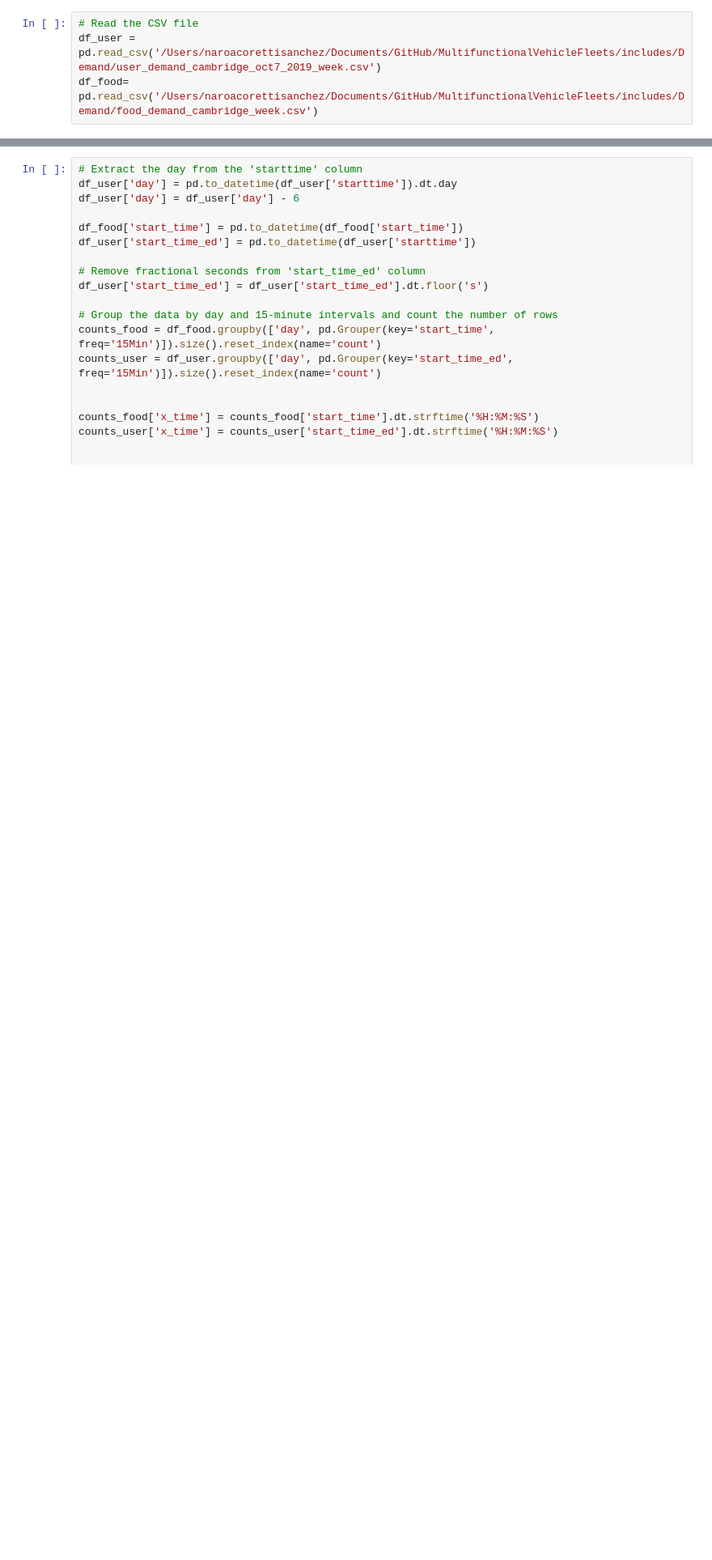
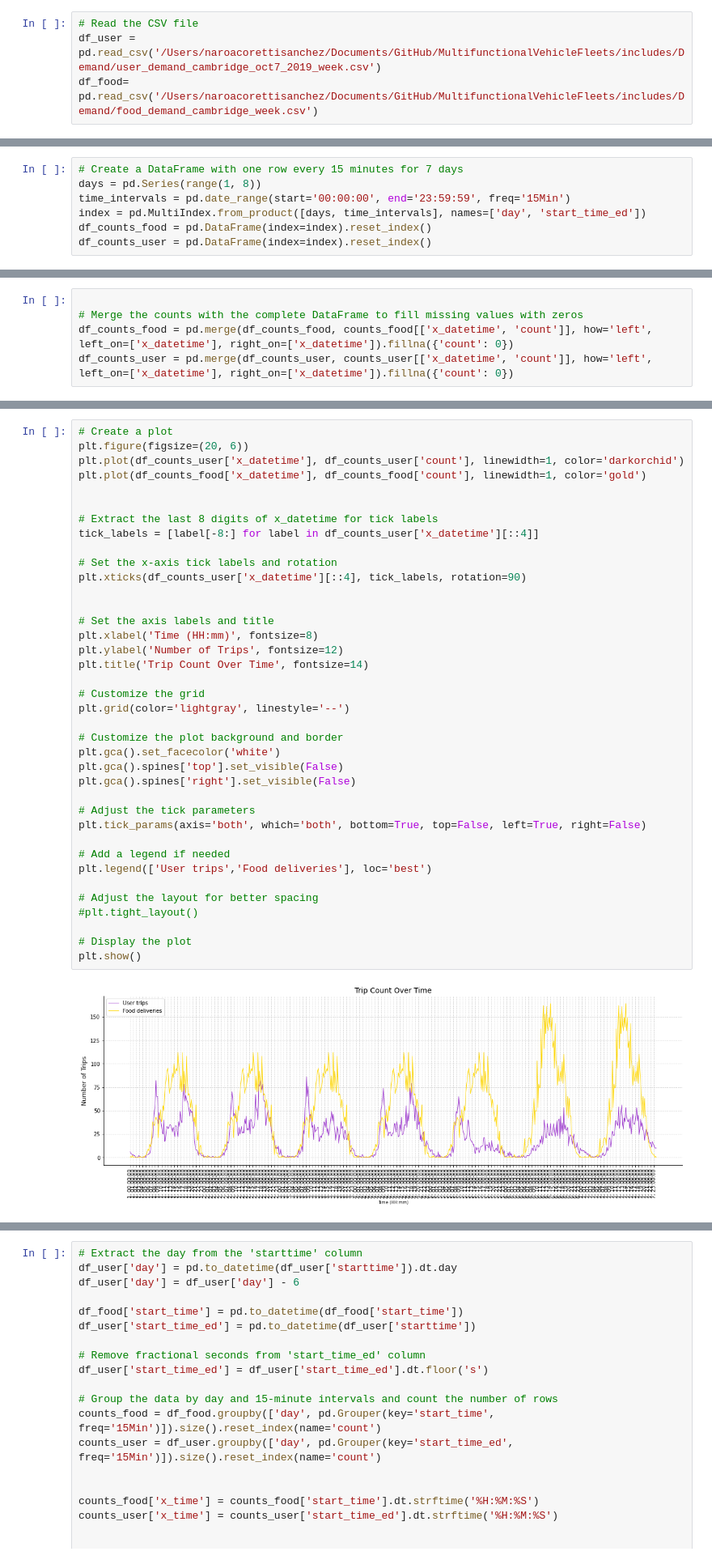
Before and after one commit to CityScope/MobilityTable_SanSebastian, a Jupyter notebook: preprocessing/DemandPlotting.ipynb, the cells around one changed output, grey strips where cells are left out. Shown at 81% size. Drawn from its saved outputs; the diff is of its cells as text; blank space fills up the shorter version.

Commit message:
final demand plot

```diff
--- a/preprocessing/DemandPlotting.ipynb
+++ b/preprocessing/DemandPlotting.ipynb
@@ -43,0 +39,7 @@ ValueError: You are trying to merge on datetime64[ns] and int64 columns. If you
+# %%
+# Create a DataFrame with one row every 15 minutes for 7 days
+days = pd.Series(range(1, 8))
+time_intervals = pd.date_range(start='00:00:00', end='23:59:59', freq='15Min')
+index = pd.MultiIndex.from_product([days, time_intervals], names=['day', 'start_time_ed'])
+df_counts_food = pd.DataFrame(index=index).reset_index()
+df_counts_user = pd.DataFrame(index=index).reset_index()
@@ -44 +70,6 @@ ValueError: You are trying to merge on datetime64[ns] and int64 columns. If you
+# %%
+
+# Merge the counts with the complete DataFrame to fill missing values with zeros
+df_counts_food = pd.merge(df_counts_food, counts_food[['x_datetime', 'count']], how='left', left_on=['x_datetime'], right_on=['x_datetime']).fillna({'count': 0})
+df_counts_user = pd.merge(df_counts_user, counts_user[['x_datetime', 'count']], how='left', left_on=['x_datetime'], right_on=['x_datetime']).fillna({'count': 0})
 # %%
@@ -47,2 +78,42 @@ counts_food.to_csv("/Users/naroacorettisanchez/Documents/GitHub/MultifunctionalV
+# %%
+# Create a plot
+plt.figure(figsize=(20, 6))
+plt.plot(df_counts_user['x_datetime'], df_counts_user['count'], linewidth=1, color='darkorchid')
+plt.plot(df_counts_food['x_datetime'], df_counts_food['count'], linewidth=1, color='gold')
+
+
+# Extract the last 8 digits of x_datetime for tick labels
+tick_labels = [label[-8:] for label in df_counts_user['x_datetime'][::4]]
+
+# Set the x-axis tick labels and rotation
+plt.xticks(df_counts_user['x_datetime'][::4], tick_labels, rotation=90)
+
+
+# Set the axis labels and title
+plt.xlabel('Time (HH:mm)', fontsize=8)
+plt.ylabel('Number of Trips', fontsize=12)
+plt.title('Trip Count Over Time', fontsize=14)
+
+# Customize the grid
+plt.grid(color='lightgray', linestyle='--')
+
+# Customize the plot background and border
+plt.gca().set_facecolor('white')
+plt.gca().spines['top'].set_visible(False)
+plt.gca().spines['right'].set_visible(False)
+
+# Adjust the tick parameters
+plt.tick_params(axis='both', which='both', bottom=True, top=False, left=True, right=False)
+
+# Add a legend if needed
+plt.legend(['User trips','Food deliveries'], loc='best')
+
+# Adjust the layout for better spacing
+#plt.tight_layout()
+
+# Display the plot
+plt.show()
+# %% [output]
+[figure, added]
 # %%
 # Extract the day from the 'starttime' column
```
Also changed, not shown: parts of 7 cells of this notebook.
